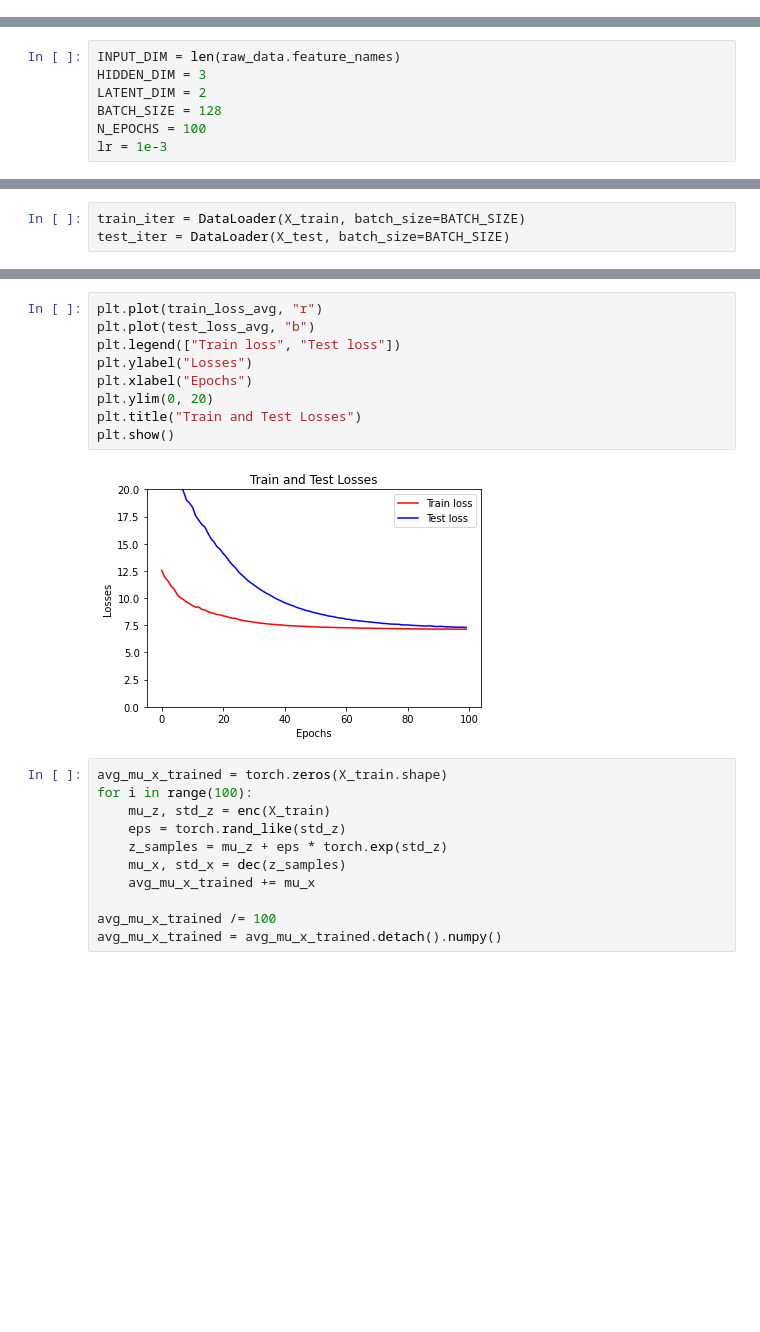
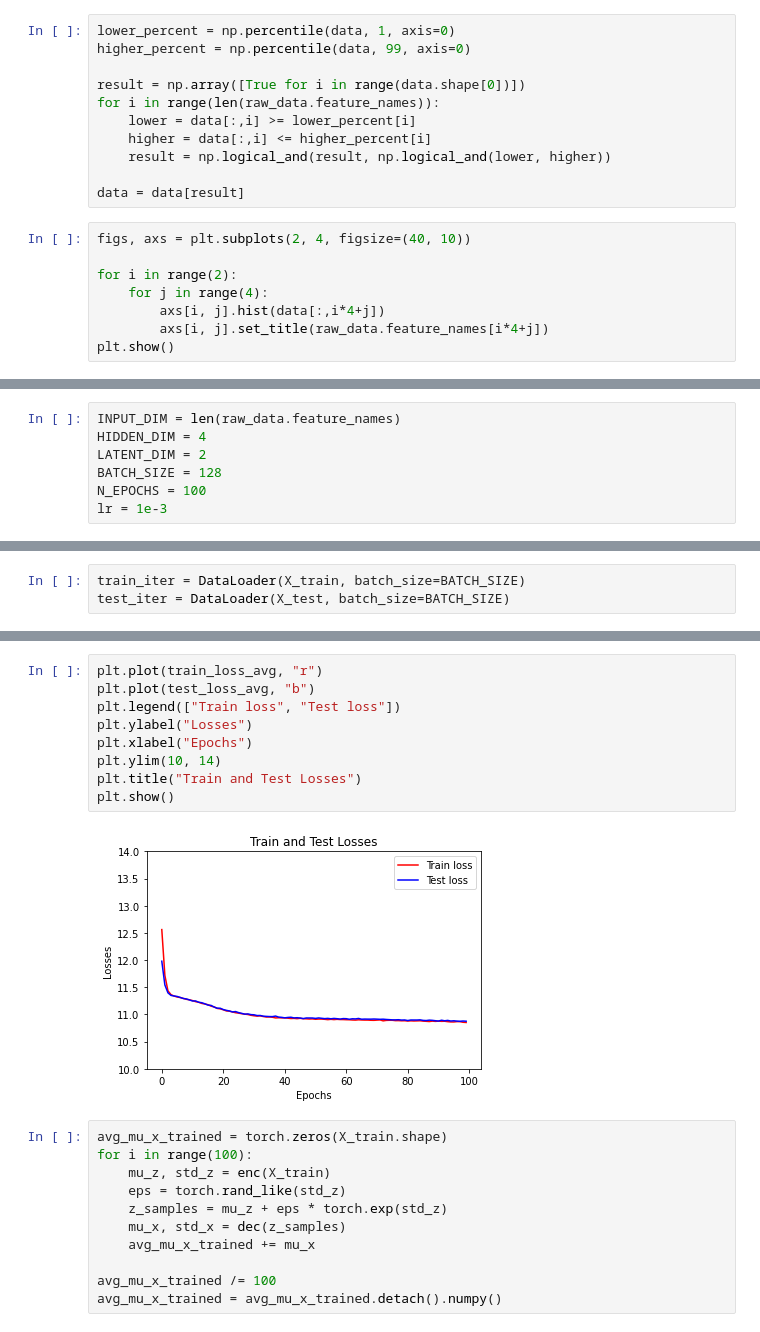
Before and after one commit to sunyunlee/cgan-cvae-tut, a Jupyter notebook: vae_new.ipynb, the cells around one changed output, grey strips where cells are left out. Saved outputs shown, nothing was run; the diff lists cells and outputs as text; blank space fills up the shorter version.

```diff
--- a/vae_new.ipynb
+++ b/vae_new.ipynb
@@ -9,0 +13,19 @@ from torch.utils.data import DataLoader
+# %%
+lower_percent = np.percentile(data, 1, axis=0)
+higher_percent = np.percentile(data, 99, axis=0)
+
+result = np.array([True for i in range(data.shape[0])])
+for i in range(len(raw_data.feature_names)):
+    lower = data[:,i] >= lower_percent[i]
+    higher = data[:,i] <= higher_percent[i]
+    result = np.logical_and(result, np.logical_and(lower, higher))
+
+data = data[result]
+# %%
+figs, axs = plt.subplots(2, 4, figsize=(40, 10))
+
+for i in range(2):
+    for j in range(4):
+        axs[i, j].hist(data[:,i*4+j])
+        axs[i, j].set_title(raw_data.feature_names[i*4+j])
+plt.show()
@@ -68,7 +91,7 @@ class Decoder(nn.Module):
         return mu_x, std_x
 # %%
 INPUT_DIM = len(raw_data.feature_names)
-HIDDEN_DIM = 3
+HIDDEN_DIM = 4
 LATENT_DIM = 2
 BATCH_SIZE = 128
 N_EPOCHS = 100
@@ -214,14 +237,14 @@ Epoch [100 / 100] train loss: 7.129476, test loss: 7.296194
 # %%
 plt.plot(train_loss_avg, "r")
 plt.plot(test_loss_avg, "b")
 plt.legend(["Train loss", "Test loss"])
 plt.ylabel("Losses")
 plt.xlabel("Epochs")
-plt.ylim(0, 20)
+plt.ylim(10, 14)
 plt.title("Train and Test Losses")
 plt.show()
 # %% [output]
-[figure, old version]
+[figure, new version]
 # %%
 avg_mu_x_trained = torch.zeros(X_train.shape)
 for i in range(100):
```
Also changed, not shown: parts of 12 cells of this notebook.
